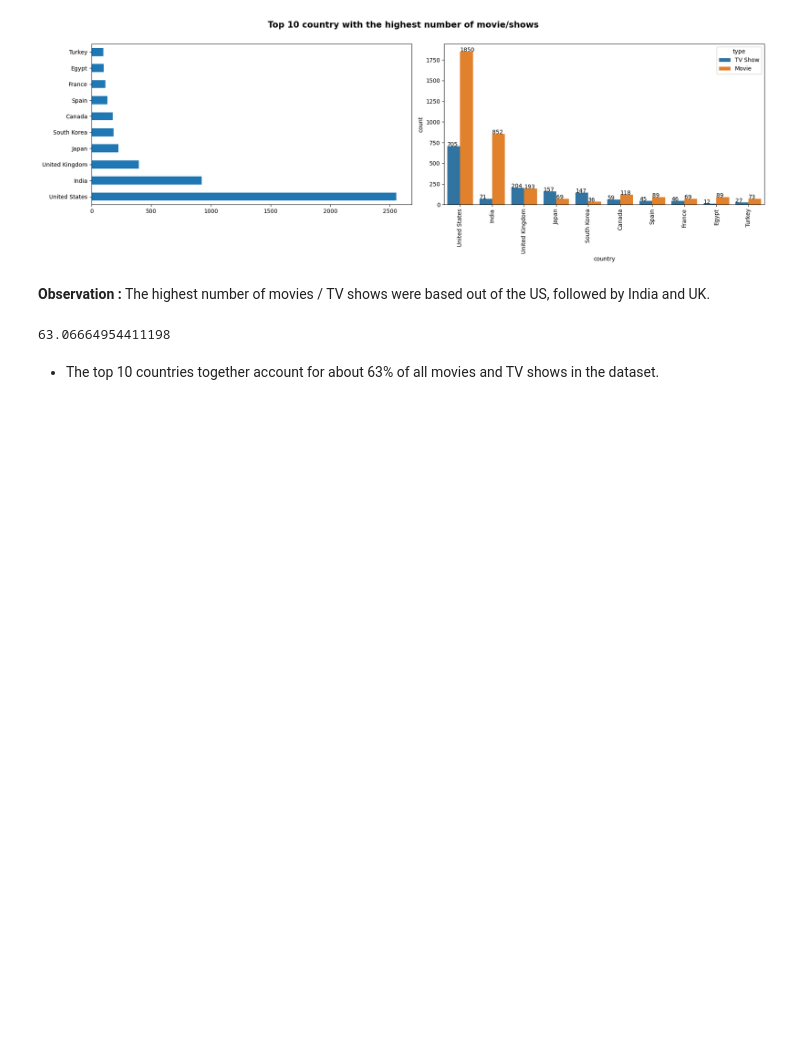
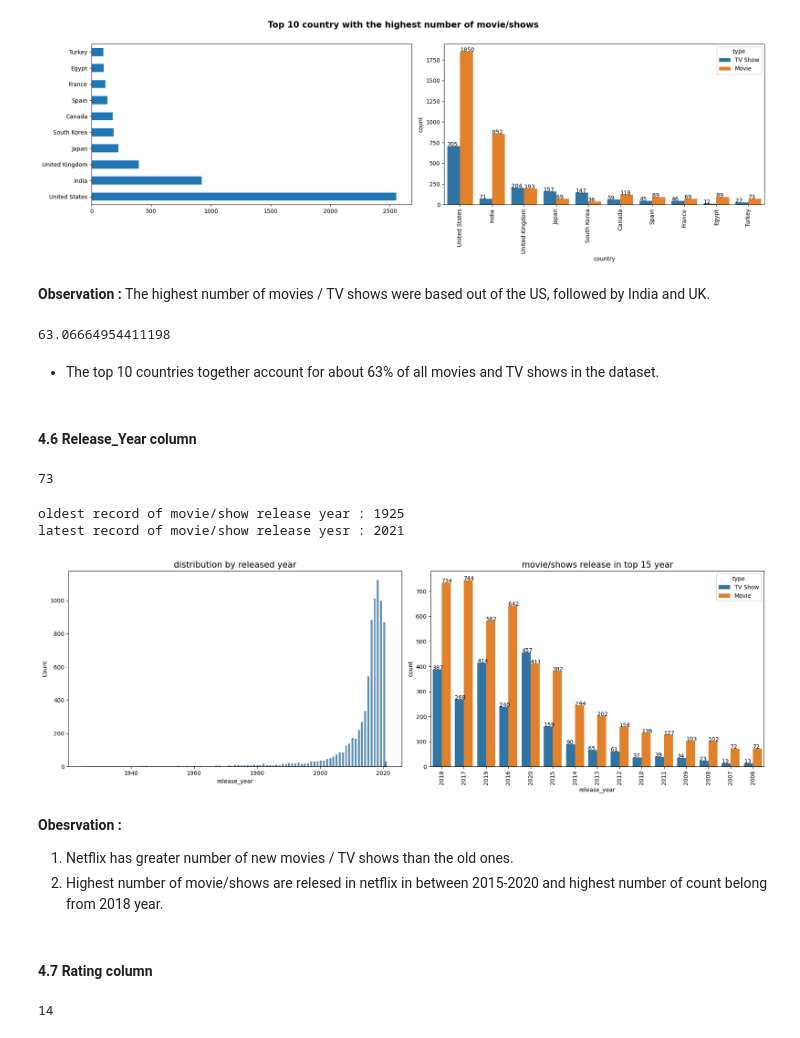
Before and after one commit to atulchune/Netflix_Movie_and_TV_Shows_Clustering, a Jupyter notebook: Netflix_Movie_and_TV_Shows_Clustering.ipynb, the cells around one changed output. Saved outputs shown, nothing was run; the diff lists cells and outputs as text; code cells hidden in the pictures; blank space fills up the shorter version.

```diff
--- a/Netflix_Movie_and_TV_Shows_Clustering.ipynb
+++ b/Netflix_Movie_and_TV_Shows_Clustering.ipynb
@@ -469,3 +469,45 @@ df['country'].value_counts().nlargest(10).sum()/len(df)*100
 63.06664954411198
 # %% [markdown]
 - The top 10 countries together account for about 63% of all movies and TV shows in the dataset.
+# %% [markdown]
+#### **4.6 Release_Year column**
+# %%
+# number of unique values
+df['release_year'].nunique()
+# %% [output]
+73
+# %%
+print(f'oldest record of movie/show release year : {df.release_year.min()}')
+print(f'latest record of movie/show release yesr : {df.release_year.max()}')
+# %% [output]
+oldest record of movie/show release year : 1925
+latest record of movie/show release yesr : 2021
+# %%
+fig,ax = plt.subplots(1,2, figsize=(18,6))
+
+# Univariate analysis
+hist = sns.histplot(df['release_year'], ax=ax[0])
+hist.set_title('distribution by released year', size=15)
+
+# Bivariate analysis
+count = sns.countplot(x="release_year", hue='type', data=df, order=df['release_year'].value_counts().index[0:15], ax=ax[1])
+count.set_title('movie/shows release in top 15 year', size=15)
+plt.xticks(rotation=90)
+for p in count.patches:  #adding value count on the top of bar
+   count.annotate(format(p.get_height(), '.0f'), (p.get_x(), p.get_height()))
+
+plt.tight_layout()
+plt.show()
+# %% [output]
+[figure, added]
+# %% [markdown]
+**Obesrvation :**
+1. Netflix has greater number of new movies / TV shows than the old ones.
+2. Highest number of movie/shows are relesed in netflix in between 2015-2020 and highest number of count belong from 2018 year.
+# %% [markdown]
+#### **4.7 Rating column**
+# %%
+# number of unique values
+df.rating.nunique()
+# %% [output]
+14
```
Also changed, not shown: parts of 10 cells of this notebook.
